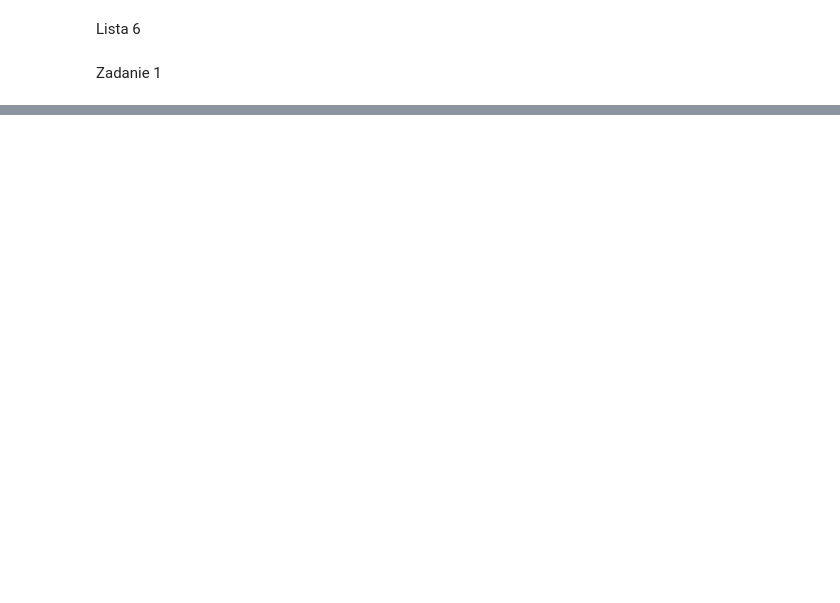
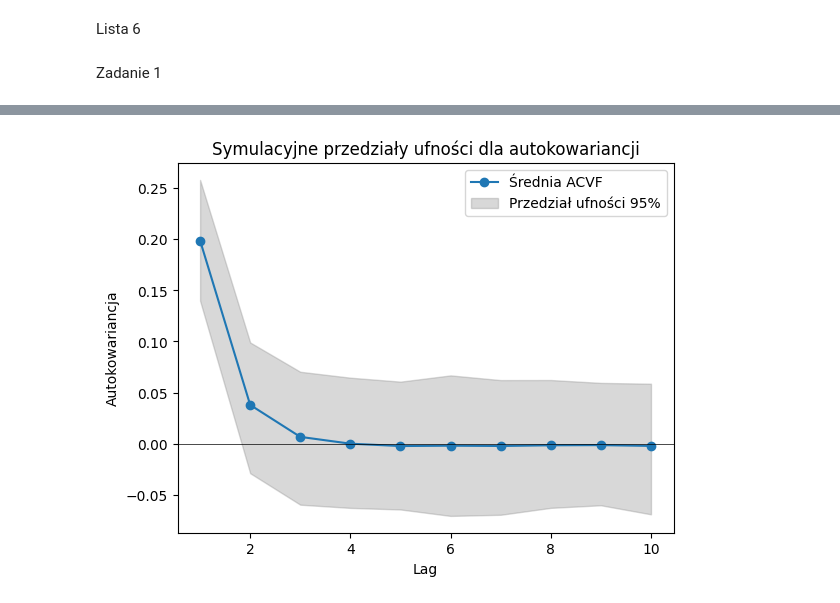
Before and after one commit to rafglo/Computer-Analysis-of-Time-Series, a Jupyter notebook: lista6.ipynb, the cells around one changed output, grey strips where cells are left out. Cells and saved outputs as stored; diff of their text form; code cells hidden in the pictures; blank space fills up the shorter version.

```diff
--- a/lista6.ipynb
+++ b/lista6.ipynb
@@ -50,0 +87,11 @@ plt.show()
+# %%
+plt.plot(hs, mean_acf, marker='o', label="Średnia ACVF")
+plt.fill_between(hs, lower_acf, upper_acf, color='gray', alpha=0.3, label="Przedział ufności 95%")
+plt.axhline(0, color='black', linewidth=0.5)
+plt.title("Symulacyjne przedziały ufności dla autokowariancji")
+plt.xlabel("Lag")
+plt.ylabel("Autokowariancja")
+plt.legend()
+plt.show()
+# %% [output]
+[figure, added]
```
Also changed, not shown: parts of 10 cells of this notebook.
